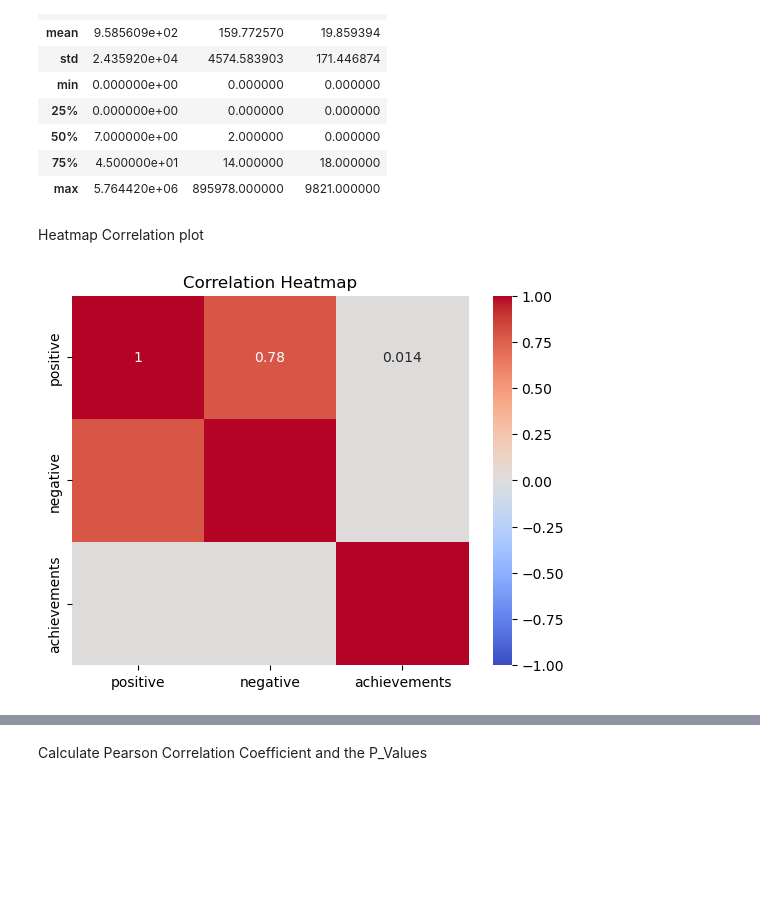
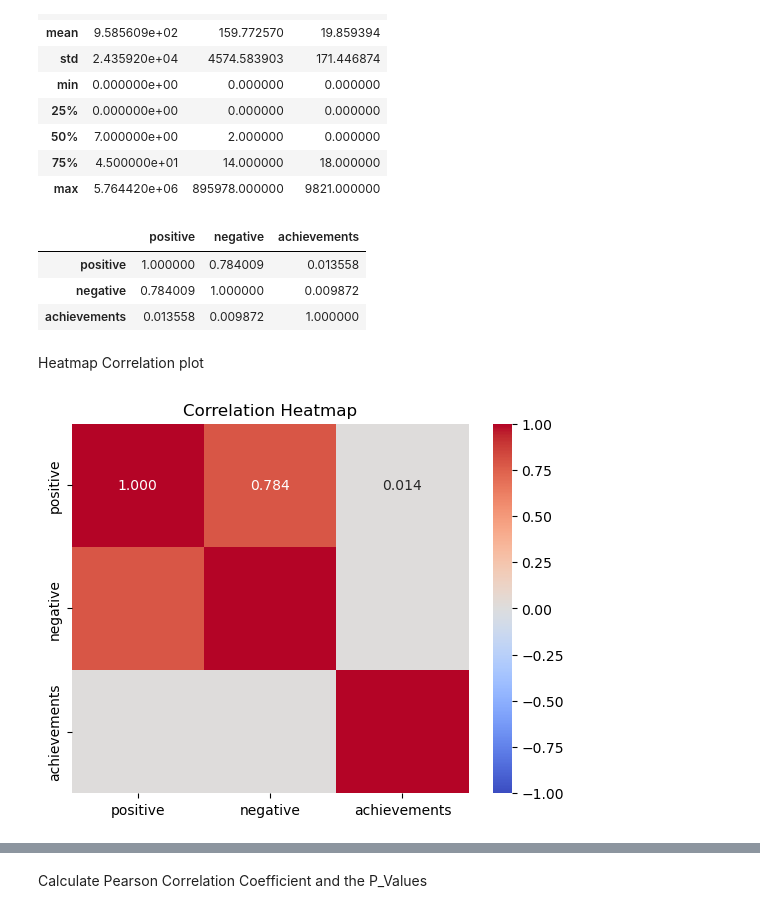
Before and after one commit to AlexOrtiz5/Games-Study, a Jupyter notebook: notebook/hypotesis_testing.ipynb, the cells around one changed output, grey strips where cells are left out. Drawn from its saved outputs; the diff is of its cells as text; code cells hidden in the pictures; blank space fills up the shorter version.

```diff
--- a/notebook/hypotesis_testing.ipynb
+++ b/notebook/hypotesis_testing.ipynb
@@ -324,15 +508,21 @@ feedback_df.describe()
 | 50% | 7.000000e+00 | 2.000000 | 0.000000 |
 | 75% | 4.500000e+01 | 14.000000 | 18.000000 |
 | max | 5.764420e+06 | 895978.000000 | 9821.000000 |
+# %%
+# Assuming df is your DataFrame with columns positive, negative, and achievements
+correlation_matrix = feedback_df[['positive', 'negative', 'achievements']].corr()
+correlation_matrix
+# %% [output]
+|  | positive | negative | achievements |
+| positive | 1.000000 | 0.784009 | 0.013558 |
+| negative | 0.784009 | 1.000000 | 0.009872 |
+| achievements | 0.013558 | 0.009872 | 1.000000 |
 # %% [markdown]
 Heatmap Correlation plot
 # %%
-# Assuming df is your DataFrame with columns positive, negative, and achievements
-correlation_matrix = feedback_df[['positive', 'negative', 'achievements']].corr()
-
 # Create a heatmap
-sns.heatmap(correlation_matrix, annot=True, cmap='coolwarm', vmin=-1, vmax=1)
+sns.heatmap(correlation_matrix, annot=True, cmap='coolwarm', fmt='.3f', vmin=-1, vmax=1)
 plt.title('Correlation Heatmap')
 plt.show()
 # %% [output]
-[figure, old version]
+[figure, new version]
```
Also changed, not shown: parts of 58 cells of this notebook.
